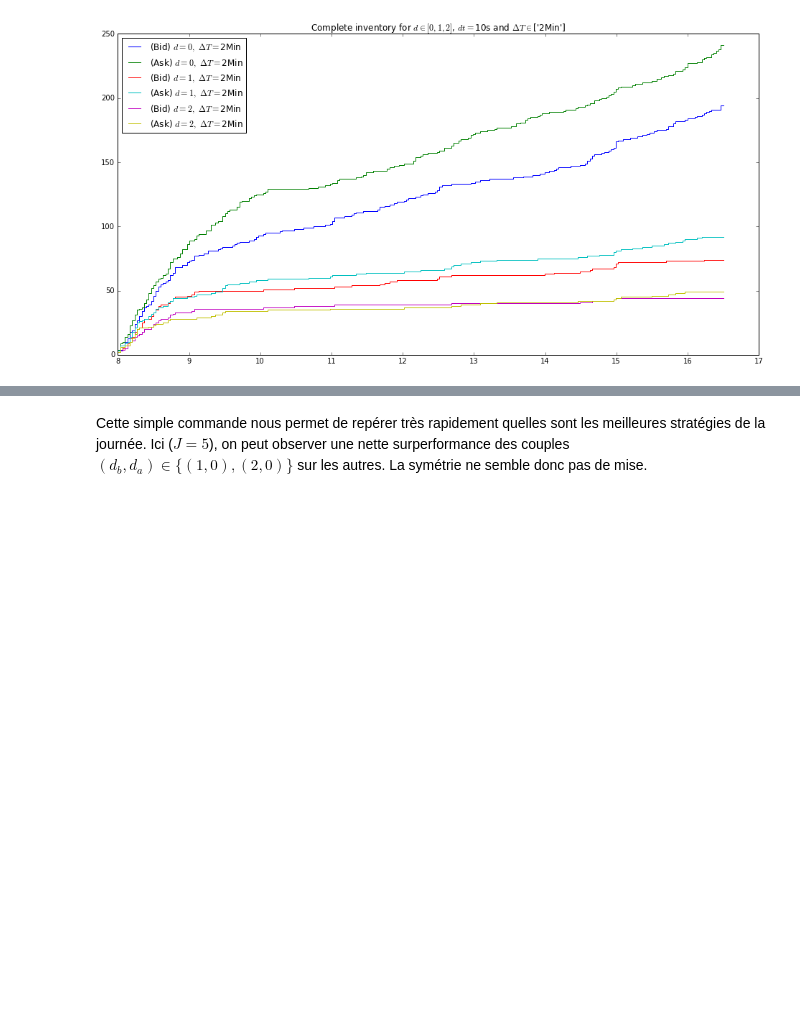
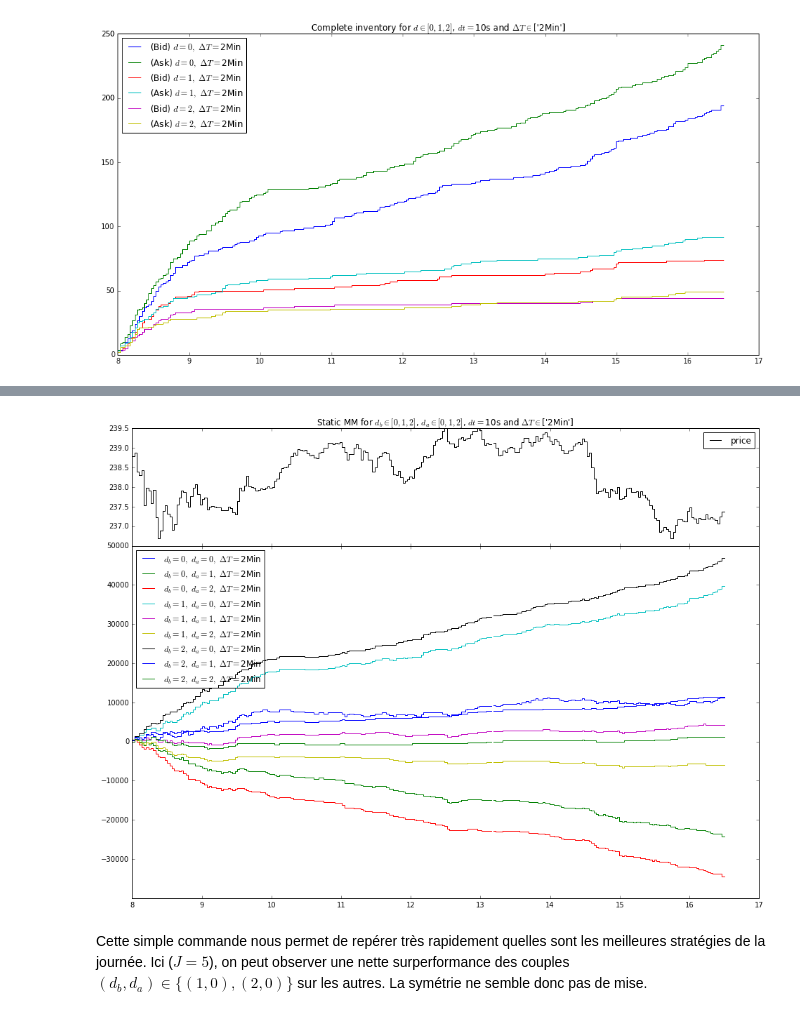
Before and after one commit to m-legrand/TD_Laruelle, a Jupyter notebook: Seance4/TP4.ipynb, the cells around one changed output, grey strips where cells are left out. Drawn from its saved outputs; the diff is of its cells as text; code cells hidden in the pictures; blank space fills up the shorter version.

```diff
--- a/Seance4/TP4.ipynb
+++ b/Seance4/TP4.ipynb
@@ -408,3 +420,8 @@ staticMarketMaking()
+# %%
+# Comparaison des stratégies possibles
+staticMarketMaking(Height=12)
+# %% [output]
+[figure, added]
 # %% [markdown]
 Cette simple commande nous permet de repérer très rapidement quelles sont les meilleures stratégies de la journée. Ici ($J=5$), on peut observer une nette surperformance des couples $(d_b, d_a)\in\{(1,0),(2,0)\}$ sur les autres. La symétrie ne semble donc pas de mise.
 # %%
```
Also changed, not shown: parts of 23 cells of this notebook.
